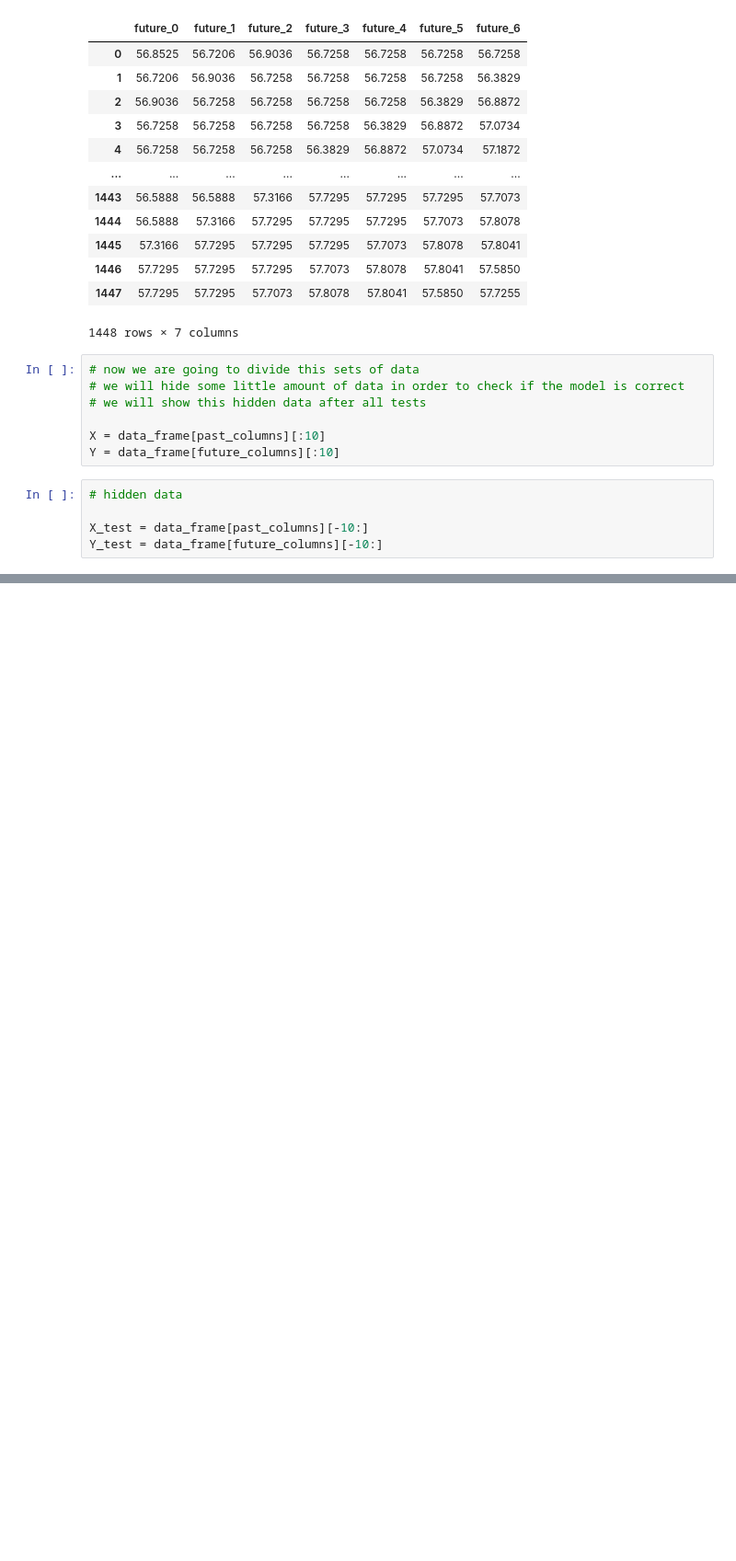
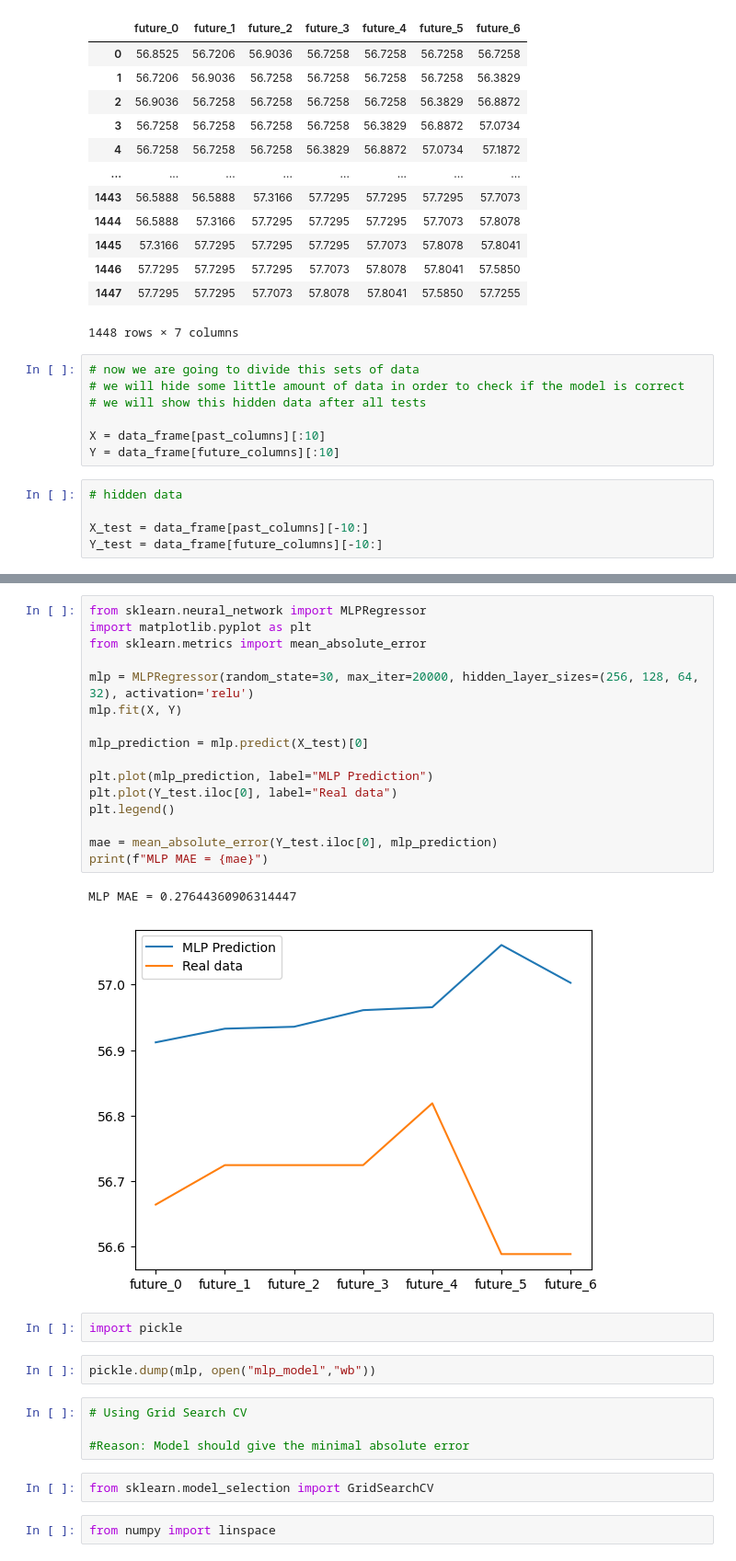
Before and after one commit to nikoladomazetovikj/exchange-rate-prediction-model, a Jupyter notebook: model_training.ipynb, the cells around one changed output, grey strips where cells are left out. Shown at 92% size. Cells and saved outputs as stored; diff of their text form; blank space fills up the shorter version.

Commit message:
feat: use mlp to predict data

```diff
--- a/model_training.ipynb
+++ b/model_training.ipynb
@@ -210,0 +220,31 @@ Y_test = data_frame[future_columns][-10:]
+# %%
+from sklearn.neural_network import MLPRegressor
+import matplotlib.pyplot as plt
+from sklearn.metrics import mean_absolute_error
+
+mlp = MLPRegressor(random_state=30, max_iter=20000, hidden_layer_sizes=(256, 128, 64, 32), activation='relu')
+mlp.fit(X, Y)
+
+mlp_prediction = mlp.predict(X_test)[0]
+
+plt.plot(mlp_prediction, label="MLP Prediction")
+plt.plot(Y_test.iloc[0], label="Real data")
+plt.legend()
+
+mae = mean_absolute_error(Y_test.iloc[0], mlp_prediction)
+print(f"MLP MAE = {mae}")
+# %% [output]
+MLP MAE = 0.27644360906314447
+[figure, added]
+# %%
+import pickle
+# %%
+pickle.dump(mlp, open("mlp_model","wb"))
+# %%
+# Using Grid Search CV
+
+#Reason: Model should give the minimal absolute error
+# %%
+from sklearn.model_selection import GridSearchCV
+# %%
+from numpy import linspace
```
Also changed, not shown: parts of 7 cells of this notebook.
